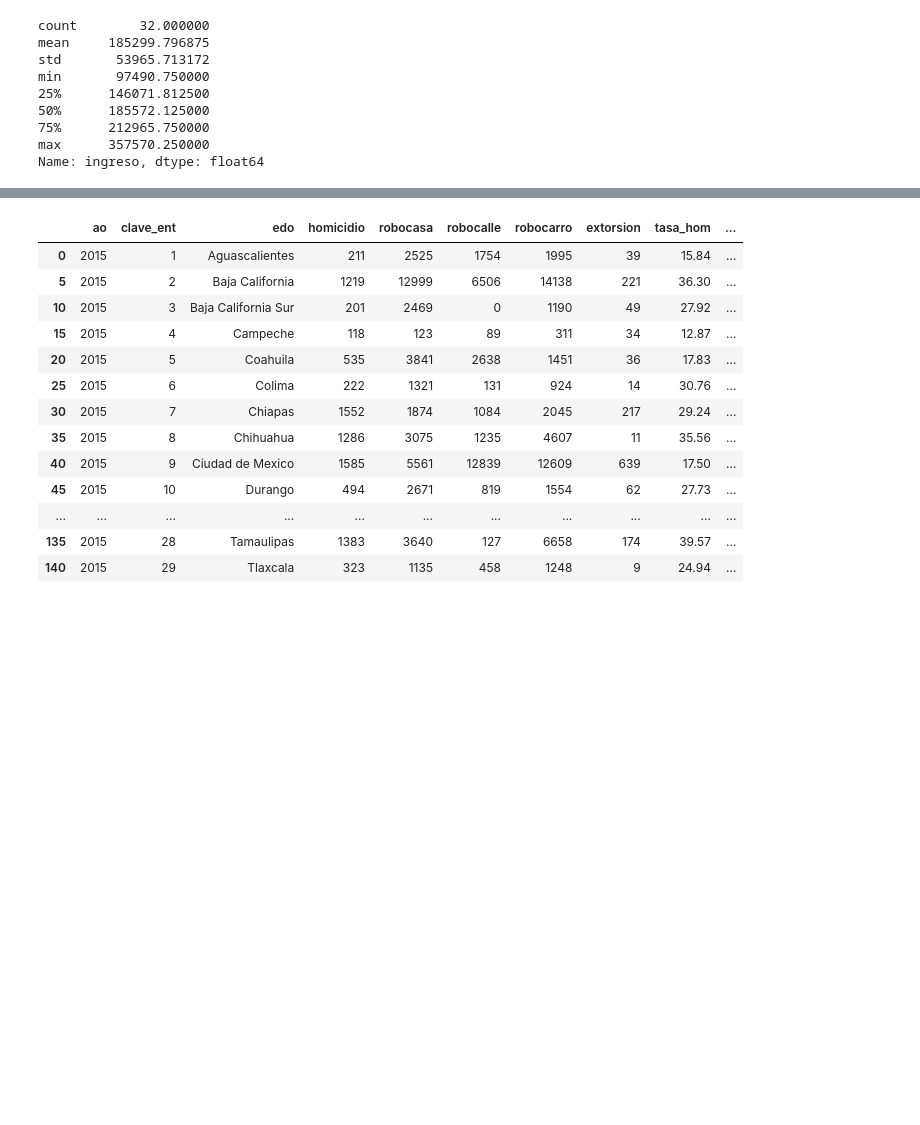
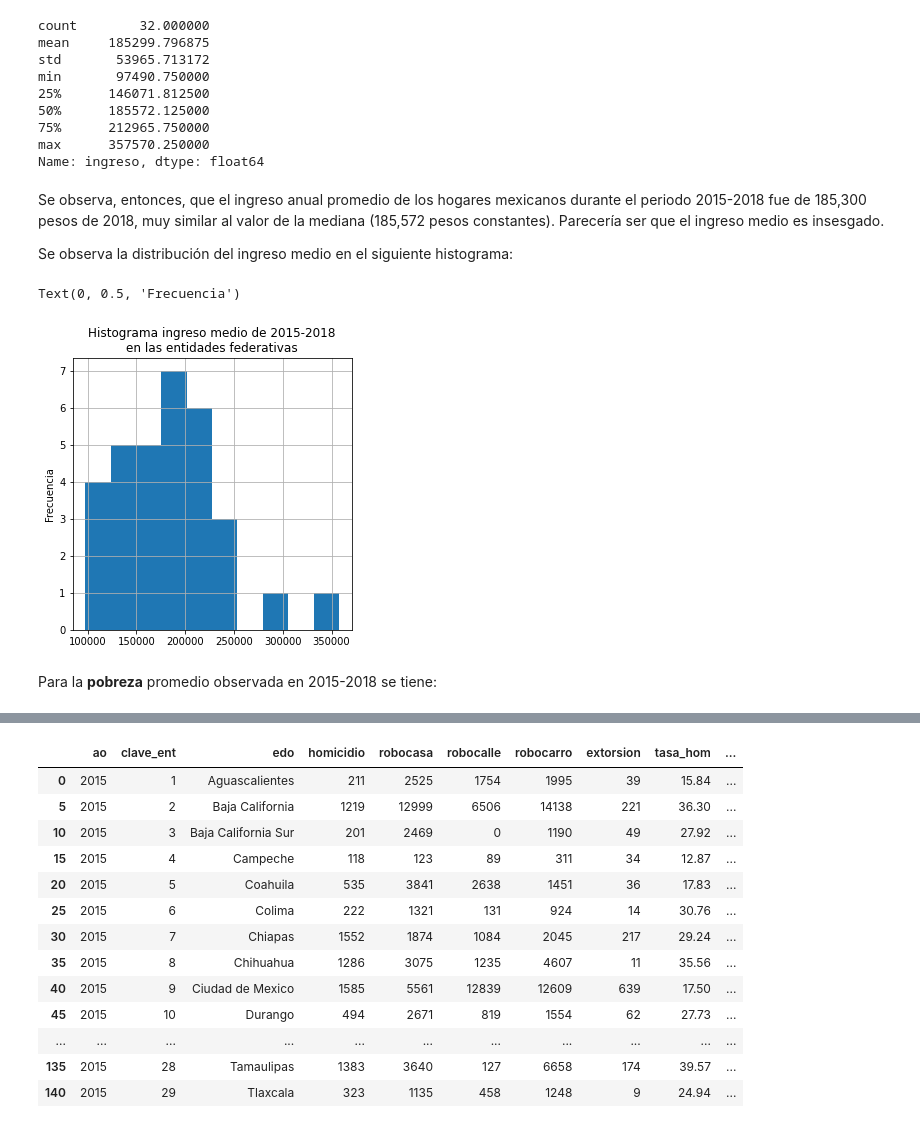
Before and after one commit to prope-2020-gh-classroom/practica-final-por-equipos-verano-2020-itam-JSOHE, a Jupyter notebook: cbautistap_wf.ipynb, the cells around one changed output, grey strips where cells are left out. Saved outputs shown, nothing was run; the diff lists cells and outputs as text; code cells hidden in the pictures; blank space fills up the shorter version.

```diff
--- a/cbautistap_wf.ipynb
+++ b/cbautistap_wf.ipynb
@@ -272,3 +317,16 @@ min       97490.750000
 75%      212965.750000
 max      357570.250000
 Name: ingreso, dtype: float64
+# %% [markdown]
+Se observa, entonces, que el ingreso anual promedio de los hogares mexicanos durante el periodo 2015-2018 fue de 185,300 pesos de 2018, muy similar al valor de la mediana (185,572 pesos constantes). Parecería ser que el ingreso medio es insesgado.
+
+Se observa la distribución del ingreso medio en el siguiente histograma:
+# %%
+bdprom["ingreso"].hist(bins=10)
+plt.title("Histograma ingreso medio de 2015-2018\nen las entidades federativas")
+plt.ylabel("Frecuencia")
+# %% [output]
+Text(0, 0.5, 'Frecuencia')
+[figure, added]
+# %% [markdown]
+Para la **pobreza** promedio observada en 2015-2018 se tiene:
```
Also changed, not shown: parts of 31 cells of this notebook.
